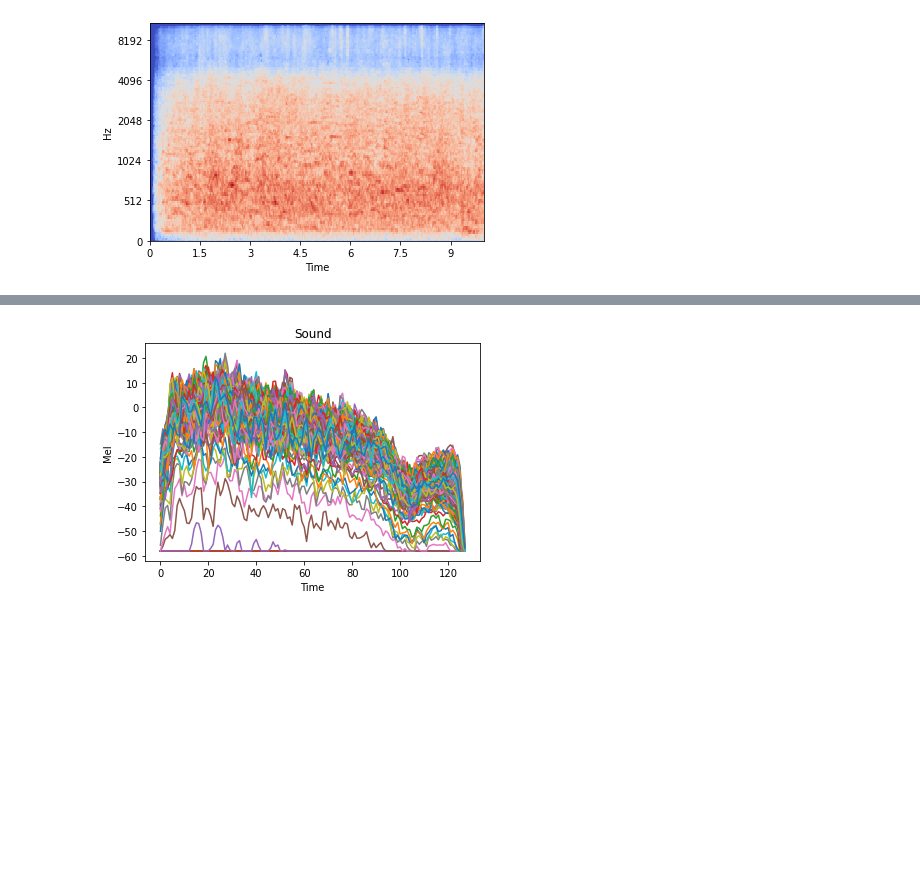
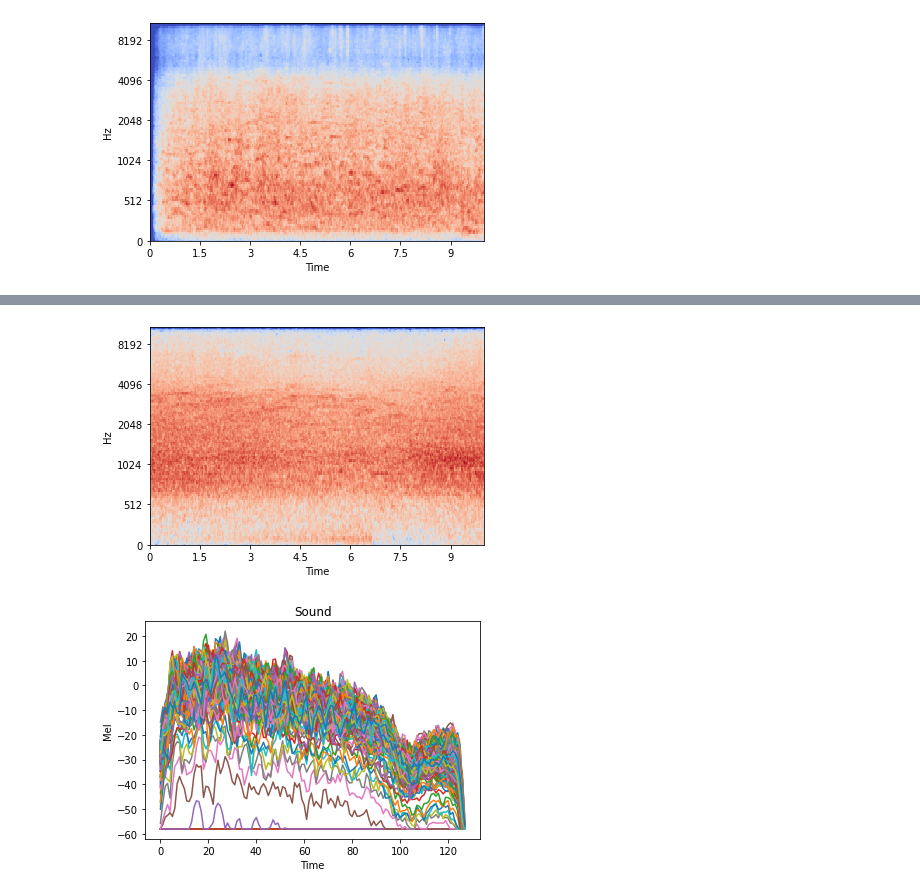
Before and after one commit to MAOK-Yongsuk/-Environmental-Sound-Classification, a Jupyter notebook: Environmental_Sound_Classification.ipynb, the cells around one changed output, grey strips where cells are left out. Saved outputs shown, nothing was run; the diff lists cells and outputs as text; code cells hidden in the pictures; blank space fills up the shorter version.

```diff
--- a/Environmental_Sound_Classification.ipynb
+++ b/Environmental_Sound_Classification.ipynb
@@ -67,0 +78,10 @@ Audio(filepath3)
+# %%
+filepath4 = '/content/drive/MyDrive/Situation_Classification_From_Sounds/dataset/test/large_public/large_public (17).mp3'
+f4, sr4 = librosa.load(filepath4)
+
+mel_spectrogram4 = librosa.feature.melspectrogram(f4, sr4)
+log_mel_spectrogram4 = librosa.power_to_db(mel_spectrogram4)
+librosa.display.specshow(log_mel_spectrogram4, x_axis="time", y_axis="mel", sr=sr4)
+
+Audio(filepath4)
+# %% [output]
@@ -68,3 +89,4 @@ Audio(filepath3)
+[figure, added]
 # %%
 plt.plot(log_mel_spectrogram3);
 
```
Also changed, not shown: parts of 15 cells of this notebook.
